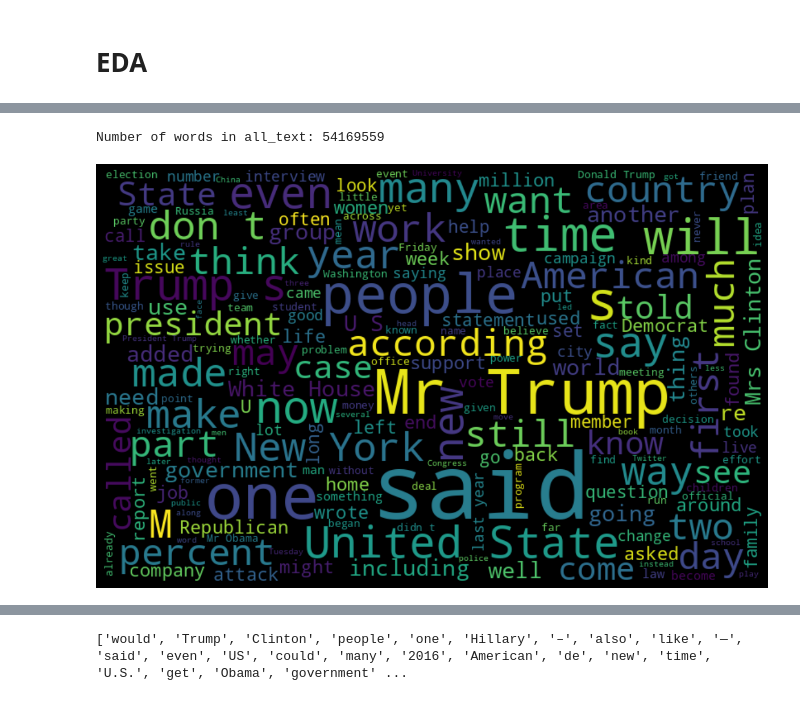
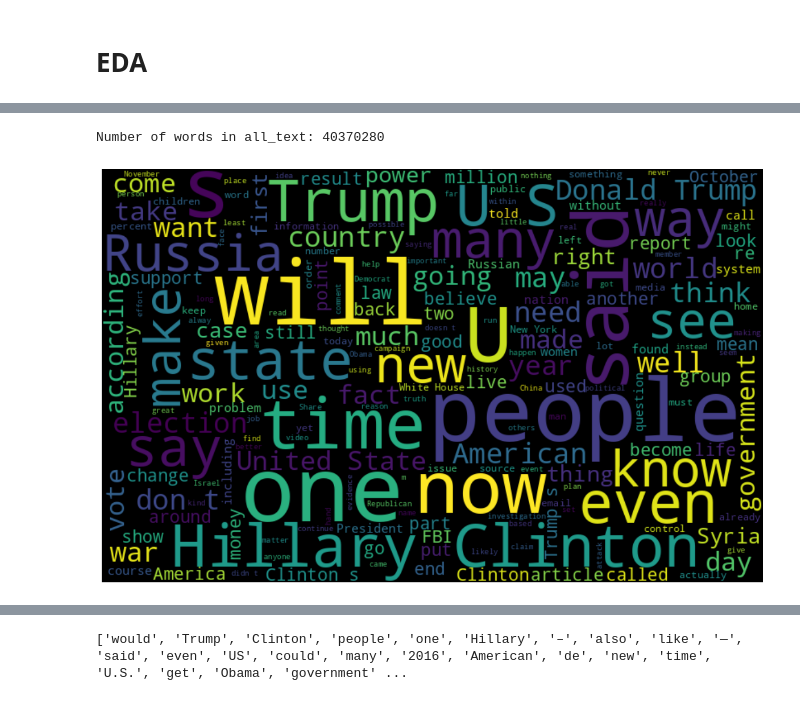
Before and after one commit to AliciaKairouani/Fake_news_detection, a Jupyter notebook: Notebook_EDA.ipynb, the cells around one changed output, grey strips where cells are left out. Cells and saved outputs as stored; diff of their text form; code cells hidden in the pictures.

```diff
--- a/Notebook_EDA.ipynb
+++ b/Notebook_EDA.ipynb
@@ -119,11 +119,0 @@ sns.barplot(train, x="label", y="id", errorbar=None)
-# %%
-stopwords = set(STOPWORDS)
-fake['text'] = fake['text'].astype(str)
-fake_text = ' '.join([text for text in fake['text']])
-print('Number of words in all_text:', len(fake_text))
-
-wordcloud = WordCloud(width=800, height=500, stopwords = stopwords,
-                      random_state=21, max_font_size=110).generate(fake_text)
-plt.figure(figsize=(15, 12))
-plt.imshow(wordcloud, interpolation="bilinear")
-plt.axis('off');
@@ -133,13 +120,5 @@ Number of words in all_text: 40370280
 # %%
-real['text'] = real['text'].astype(str)
-real_text = ' '.join([text for text in real['text']])
-print('Number of words in all_text:', len(real_text))
-
-wordcloud = WordCloud(width=800, height=500, stopwords = stopwords,
-                      random_state=21, max_font_size=110).generate(real_text)
-plt.figure(figsize=(15, 12))
-plt.imshow(wordcloud, interpolation="bilinear")
-plt.axis('off');
+wordcloud(fake['text'])
 # %% [output]
-Number of words in all_text: 54169559
+Number of words in all_text: 40370280
-[figure, old version]
+[figure, new version]
```
Also changed, not shown: parts of 5 cells of this notebook, 5 other files.
